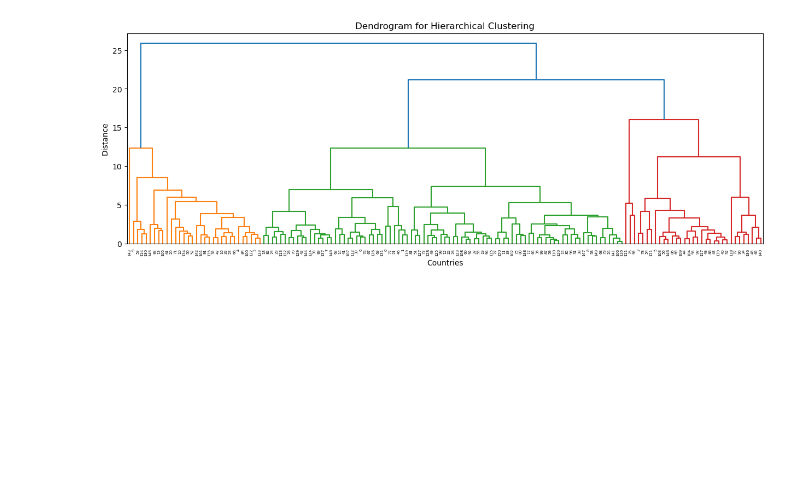
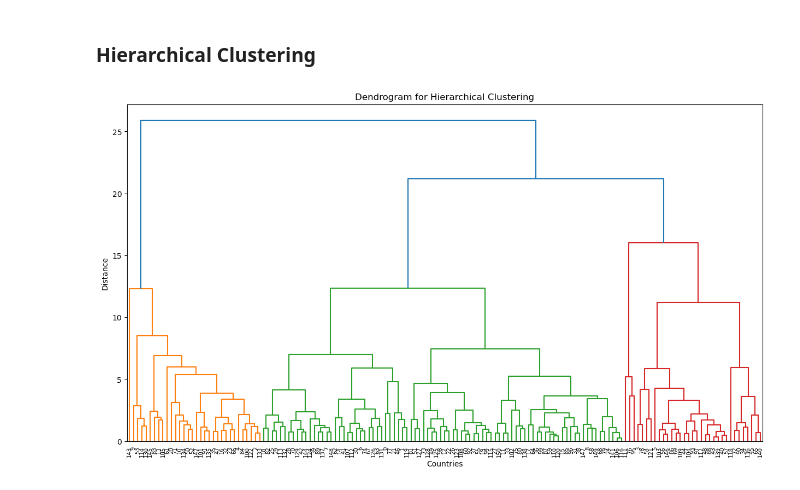
Before and after one commit to ramin-c/DS_EA10, a Jupyter notebook: EA10.ipynb, the cells around one changed output. Saved outputs shown, nothing was run; the diff lists cells and outputs as text; code cells hidden in the pictures; blank space fills up the shorter version.

```diff
--- a/EA10.ipynb
+++ b/EA10.ipynb
@@ -18,0 +1,16 @@ data_scaled = scaler.fit_transform(data_clustering)
+# %%
+# # 1. use K-means clustering and Hierarchical clustering to cluster the country into groups.
+# please choose the number of the cluster in a rational reason
+
+
+# get and prepare data
+
+import pandas as pd
+from sklearn.preprocessing import StandardScaler
+
+data = pd.read_csv('country.txt', delimiter=',')
+
+data_witoutCountries = data.drop('country', axis=1)
+
+scaler = StandardScaler()
+data_scaled = scaler.fit_transform(data_witoutCountries)
@@ -55,14 +64,21 @@ centroids = scaler.inverse_transform(kmeans.cluster_centers_)
+# %% [markdown]
+### Hierarchical Clustering ###
 # %%
-plt.figure(figsize=(15, 5))
+### Hiearchical Clustering:
+
+from scipy.cluster.hierarchy import dendrogram, linkage, fcluster
 
 hierclus = linkage(data_scaled, method='ward')
+
+plt.figure(figsize=(15, 8))
 dendrogram(hierclus)
-hierarchical_labels = fcluster(hierclus, t=3, criterion='maxclust')
-
 plt.title('Dendrogram for Hierarchical Clustering')
 plt.xlabel('Countries')
+plt.xticks(fontsize = 7.25)
 plt.ylabel('Distance')
 plt.show()
+
+hierarchical_labels = fcluster(hierclus, t=3, criterion='maxclust')
 # %% [output]
-[figure, old version]
+[figure, new version]
 # %%
```
Also changed, not shown: parts of 7 cells of this notebook.
